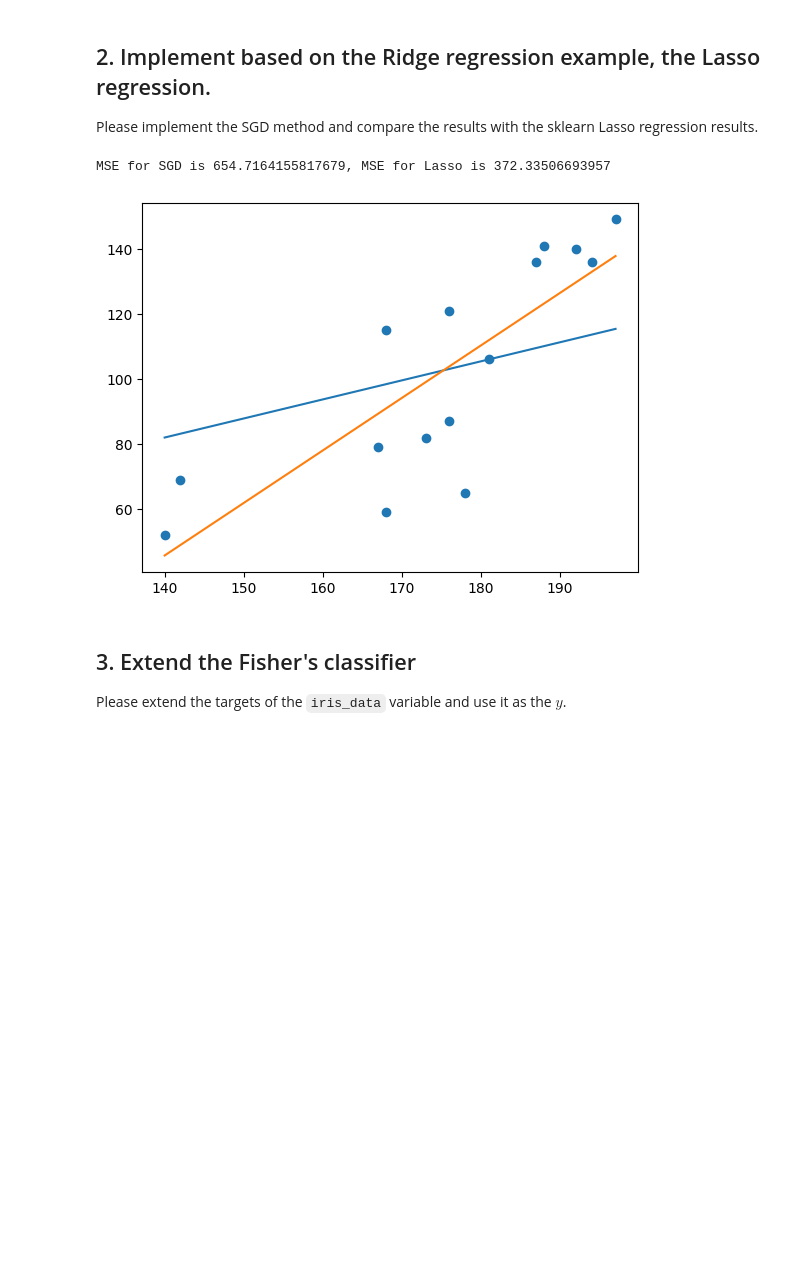
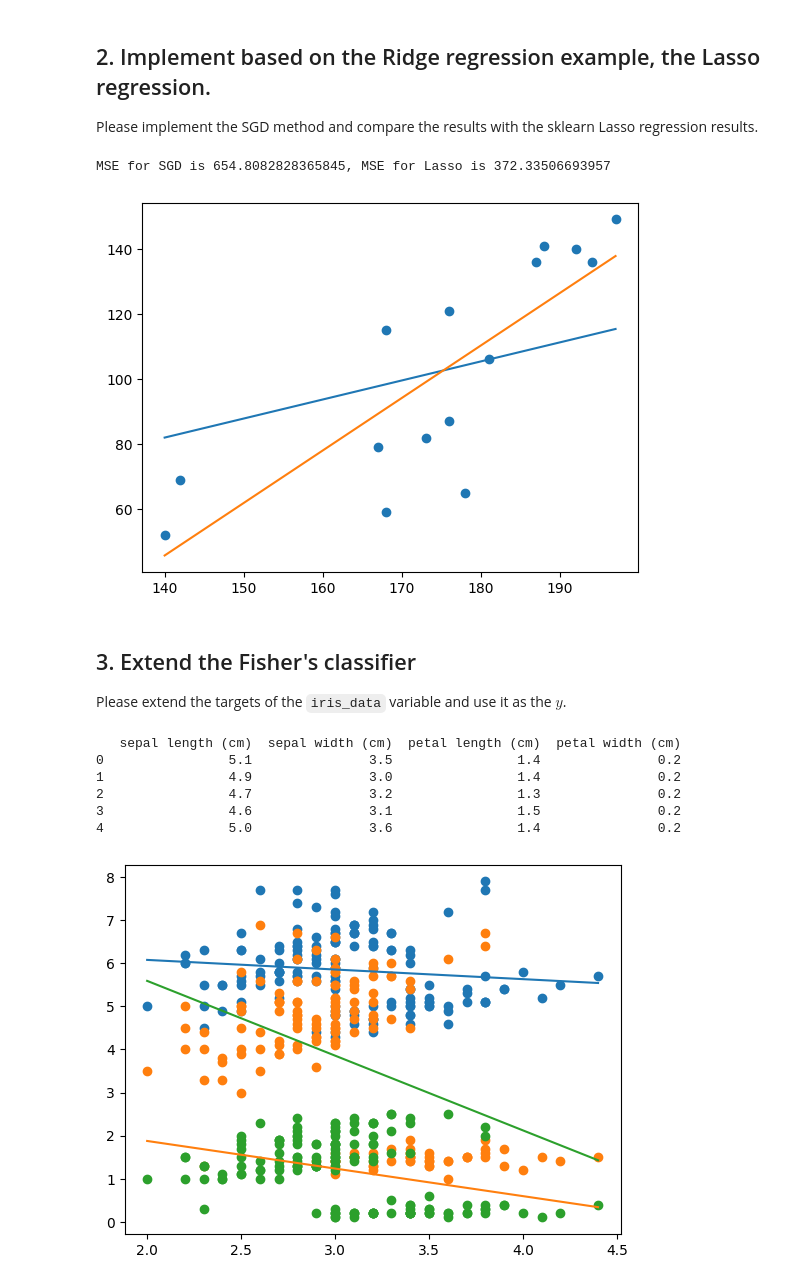
Before and after one commit to j-markiewicz/ml, a Jupyter notebook: 2/026_Exercises.ipynb, the cells around one changed output. Drawn from its saved outputs; the diff is of its cells as text; code cells hidden in the pictures; blank space fills up the shorter version.

```diff
--- a/2/026_Exercises.ipynb
+++ b/2/026_Exercises.ipynb
@@ -76,10 +76,10 @@ lasso_mse = mean_squared_error(np.asarray(y), lasso.predict(np.asarray(x)))
 
 print(f"MSE for SGD is {error(w_sgd)}, MSE for Lasso is {lasso_mse}")
 plt.scatter(x_in, y_in)
-_ = plt.plot([np.min(x_in), np.max(x_in)], [eval(np.min(x_in), w_sgd), eval(np.max(x_in), w_sgd)])
+plt.plot([np.min(x_in), np.max(x_in)], [eval(np.min(x_in), w_sgd), eval(np.max(x_in), w_sgd)])
 _ = plt.plot([np.min(x_in), np.max(x_in)], [lasso.predict(np.array([[np.min(x_in)]])), lasso.predict(np.array([[np.max(x_in)]]))])
 # %% [output]
-MSE for SGD is 654.7164155817679, MSE for Lasso is 372.33506693957
+MSE for SGD is 654.8082828365845, MSE for Lasso is 372.33506693957
 [figure]
 # %% [markdown]
 ## 3. Extend the Fisher's classifier
@@ -88,25 +88,51 @@ Please extend the targets of the ``iris_data`` variable and use it as the $y$.
 # %%
 import pandas as pd
 import numpy as np
 import matplotlib.pyplot as plt
 from sklearn.datasets import load_iris
 
 iris_data = load_iris()
 iris_df = pd.DataFrame(iris_data.data,columns=iris_data.feature_names)
-iris_df.head()
+print(iris_df.head())
 
-x = iris_df['sepal width (cm)'].values # change here
-y = iris_df['sepal length (cm)'].values # change here
+x = iris_df['sepal width (cm)'].values
+y = iris_df['sepal length (cm)'].values
+y2 = iris_df['petal length (cm)'].values
+y3 = iris_df['petal width (cm)'].values
 
 dataset_size = np.size(x)
 
-mean_x, mean_y = np.mean(x), np.mean(y)
+mean_x, mean_y, mean_y2, mean_y3 = np.mean(x), np.mean(y), np.mean(y2), np.mean(y3)
 
+SS_xy3 = np.sum(y3 * x) - dataset_size * mean_y3 * mean_x
+SS_xy2 = np.sum(y2 * x) - dataset_size * mean_y2 * mean_x
 SS_xy = np.sum(y * x) - dataset_size * mean_y * mean_x
 SS_xx = np.sum(x * x) - dataset_size * mean_x * mean_x
 
 a = SS_xy / SS_xx
+a2 = SS_xy2 / SS_xx
+a3 = SS_xy3 / SS_xx
 b = mean_y - a * mean_x
+b2 = mean_y2 - a2 * mean_x
+b3 = mean_y3 - a3 * mean_x
 
 
 y_pred = a * x + b
+y2_pred = a2 * x + b2
+y3_pred = a3 * x + b3
+
+
+plt.scatter(x, y)
+plt.scatter(x, y2)
+plt.scatter(x, y3)
+plt.plot([np.min(x), np.max(x)], [a * np.min(x) + b, a * np.max(x) + b])
+plt.plot([np.min(x), np.max(x)], [a3 * np.min(x) + b3, a3 * np.max(x) + b3])
+_ = plt.plot([np.min(x), np.max(x)], [a2 * np.min(x) + b2, a2 * np.max(x) + b2])
+# %% [output]
+   sepal length (cm)  sepal width (cm)  petal length (cm)  petal width (cm)
+0                5.1               3.5                1.4               0.2
+1                4.9               3.0                1.4               0.2
+2                4.7               3.2                1.3               0.2
+3                4.6               3.1                1.5               0.2
+4                5.0               3.6                1.4               0.2
+[figure, added]
```
Also changed, not shown: 1 other file.
